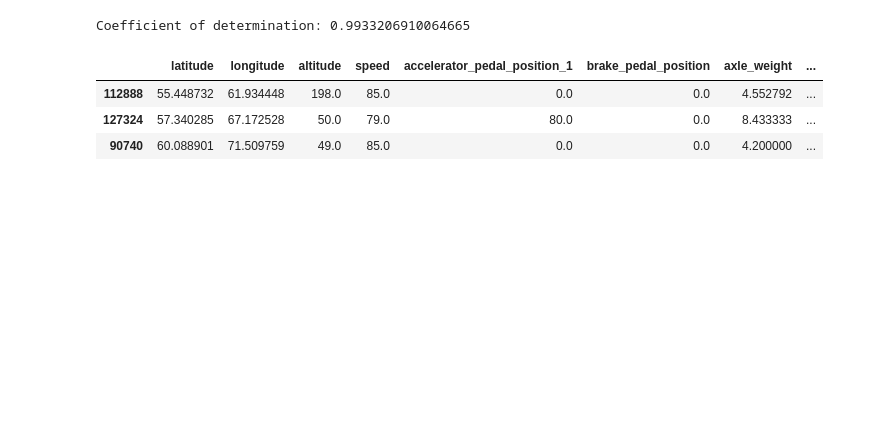
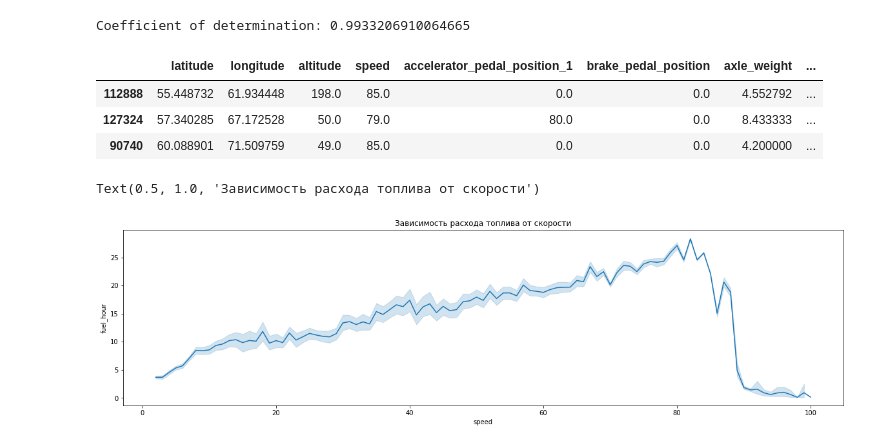
Before and after one commit to Valdert-13/KAMAZ, a Jupyter notebook: КАМАЗ 54901.ipynb, the cells around one changed output. Saved outputs shown, nothing was run; the diff lists cells and outputs as text; code cells hidden in the pictures; blank space fills up the shorter version.

```diff
--- a/КАМАЗ 54901.ipynb
+++ b/КАМАЗ 54901.ipynb
@@ -346,6 +345,7 @@ df =  df.loc[(df['F_result'].isna() == False)&(df['speed']>1)]
 # %%
 df['efficient_use'] = (1-abs(df['F_result'])/df['F_engine'])*10
 df.loc[df['efficient_use']<1, 'efficient_use'] = 1
+df.loc[df['efficient_use']>10, 'efficient_use'] = 10
 # %%
 df['efficient_use'].describe() #В баллах от 1 до 10
 # %% [output]
@@ -481,3 +481,9 @@ x_test.head(3)
 | 112888 | 55.448732 | 61.934448 | 198.0 | 85.0 | 0.0 | 0.0 | 4.552792 | ... |
 | 127324 | 57.340285 | 67.172528 | 50.0 | 79.0 | 80.0 | 0.0 | 8.433333 | ... |
 | 90740 | 60.088901 | 71.509759 | 49.0 | 85.0 | 0.0 | 0.0 | 4.200000 | ... |
+# %%
+plt.figure(figsize=(20,5))
+sns.lineplot(data=df, x='speed', y="fuel_hour").set_title('Зависимость расхода топлива от скорости')
+# %% [output]
+Text(0.5, 1.0, 'Зависимость расхода топлива от скорости')
+[figure, added]
```
Also changed, not shown: parts of 5 cells of this notebook.
